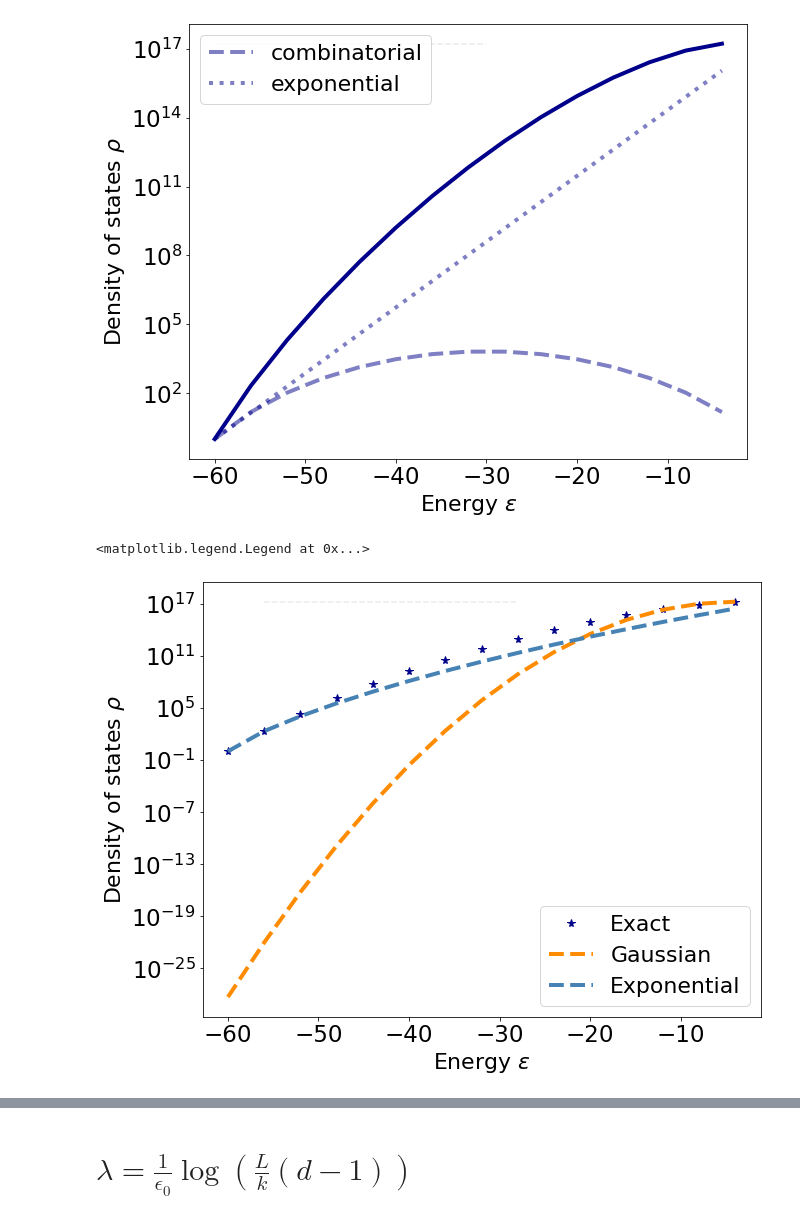
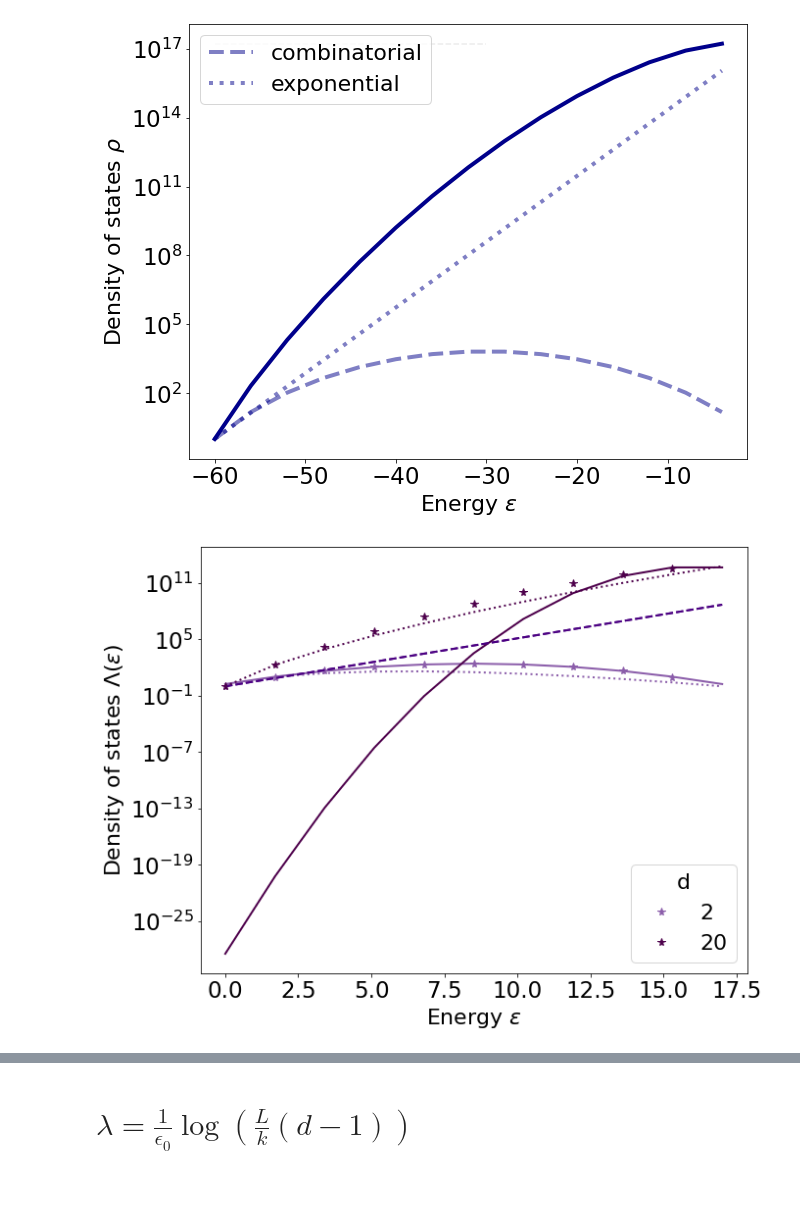
Before and after one commit to rmorantovar/Immune_System, a Jupyter notebook: Jupyter_Notebooks/5_Geometric_exponent.ipynb, the cells around one changed output, grey strips where cells are left out. Drawn from its saved outputs; the diff is of its cells as text; code cells hidden in the pictures; blank space fills up the shorter version.

```diff
--- a/Jupyter_Notebooks/5_Geometric_exponent.ipynb
+++ b/Jupyter_Notebooks/5_Geometric_exponent.ipynb
@@ -68,30 +73,31 @@ ax.legend(loc = 0, fontsize = 22)
 # %%
 fig, ax = plt.subplots(figsize = (10,8))
 
-def P0_gaussian(k, d, L):
-    return d**L*np.exp(-0.5*((((d-1)*L)/d)-k)**2/(((d-1)/(d**2))*L))/(np.sqrt(2*np.pi*(((d-1)/(d**2))*L)))
-def P0(k, d, L):
-    return np.exp(k*(np.log((L/k)*(d-1))))
+L = 10 #Seq. lenght
+e0 = 1.7
+ds = [2, 20]
+k = np.arange(0 , L+1)+0.001
+
+colors = plt.cm.BuPu(np.linspace(0,1,len(ds)+2))
+
+for i, d in enumerate(ds):
+    ax.plot(k*e0, sc.comb(L, k)*(d-1)**k , linewidth = 0 , label = '%.d'%d, color = colors[i+2], linestyle = '--', marker = '*', ms = 8);
+    ax.plot(e0*(k), P0_gaussian(k, d, L) , linewidth = 2 , color = colors[i+2], linestyle = '-');
+    ax.plot(e0*k, 1*np.exp((2-(4*0)/L)*k) , linewidth = 2 , color = 'indigo', linestyle = '--');
+    ax.plot(e0*(k), P0(k, d, L) , linewidth = 2 ,color = colors[i+2], linestyle = ':');
 
 
-ax.plot(e0*(k-L), sc.comb(L, k)*(d-1)**k , linewidth = 0 , label = 'Exact', color = 'darkblue', linestyle = '--', marker = '*', ms = 8);
+#ax.hlines((d-1)**L, -(L-1)*e0, -(L-1)/2*e0, linestyle = '--', alpha = .3, color = 'silver')
 
-ax.plot(e0*(k-L), P0_gaussian(k, d, L) , linewidth = 4 , label = 'Gaussian', color = 'darkorange', linestyle = '--');
-
-ax.plot(e0*(k-L), P0(k, d, L) , linewidth = 4 , label = 'Exponential', color = 'steelblue', linestyle = '--');
-
-
-ax.hlines((d-1)**L, -(L-1)*e0, -(L-1)/2*e0, linestyle = '--', alpha = .3, color = 'silver')
-#ax.vlines(-e0*L/d, ax.get_ylim()[0], ax.get_ylim()[1], linestyle = '--', alpha = .3, color = 'silver')
-
+#ax.set_ylim(bottom=1e-1, top = 1e13)
 ax.set_yscale('log');
 ax.set_xlabel('Energy $\epsilon$', fontsize = 22)
-ax.set_ylabel(r'Density of states $\rho$', fontsize = 22)
+ax.set_ylabel(r'Density of states $\Lambda(\epsilon)$', fontsize = 22)
 ax.tick_params(labelsize = 23)
-ax.legend(loc = 0, fontsize = 22)
+ax.legend(loc = 4, fontsize = 22, title = 'd', title_fontsize = 22)
+fig.savefig('../Figures/5_Geometric_exponent/Lambda_MM.png')
 # %% [output]
-<matplotlib.legend.Legend at 0x...>
-[figure, old version]
+[figure, new version]
 # %%
 fig, ax = plt.subplots(figsize = (10,8))
 
```
Also changed, not shown: parts of 6 cells of this notebook, 13 other files.
